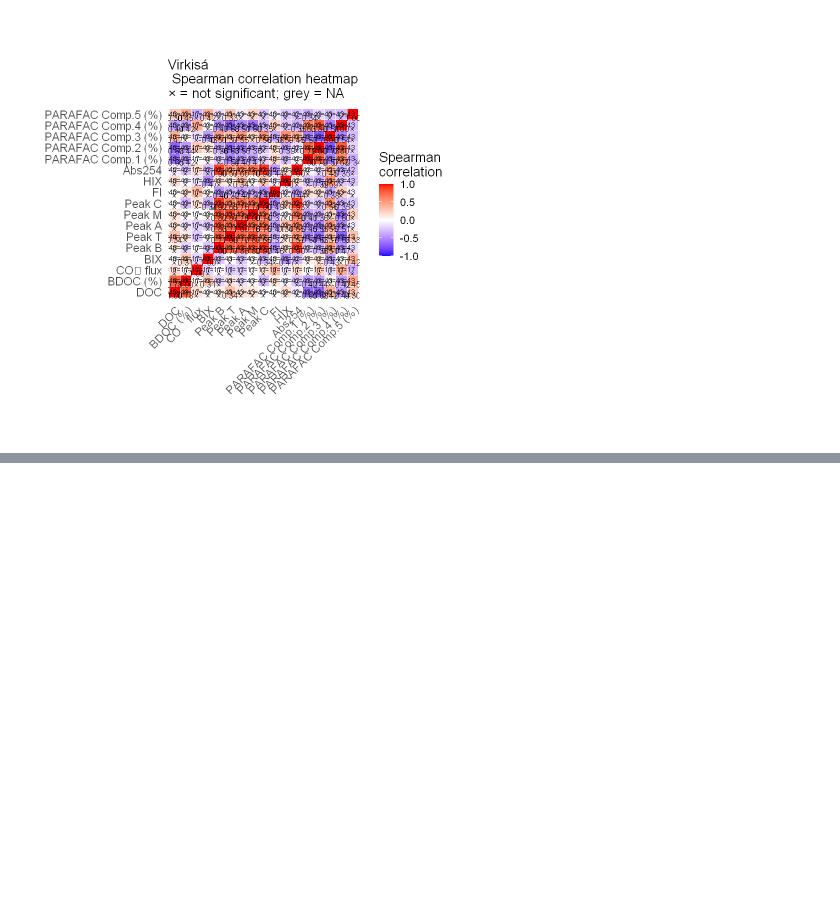
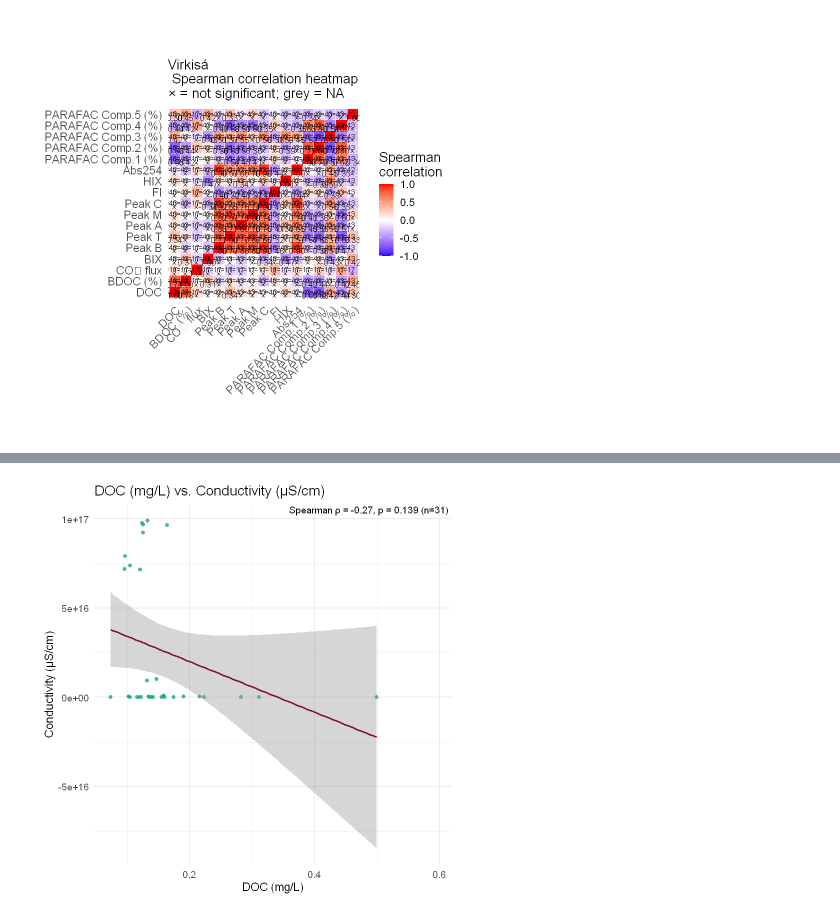
Before and after one commit to kokkaso/MA_supplementary_Data, a Jupyter notebook: notebooks/Statistic/heatmap/FINAL_heatmap_final.ipynb, the cells around one changed output, grey strips where cells are left out. Cells and saved outputs as stored; diff of their text form; code cells hidden in the pictures; blank space fills up the shorter version.

```diff
--- a/notebooks/Statistic/heatmap/FINAL_heatmap_final.ipynb
+++ b/notebooks/Statistic/heatmap/FINAL_heatmap_final.ipynb
@@ -1038,0 +1633,87 @@ make_plot_fluo("Virkisa")
+# %%
+# 📦
+suppressPackageStartupMessages({
+  library(readxl); library(dplyr); library(ggplot2)
+})
+
+# Daten
+file_path <- "C:/Users/sophia/Dropbox/MASTER/Master_Data_Table/FINAL/MASTER_DATA.xlsx"
+df <- read_excel(file_path)
+
+# Helper: sicher zu numeric (Komma → Punkt, Tausenderpunkt weg)
+as_numeric_safely <- function(x){
+  if (is.numeric(x)) return(x)
+  if (is.factor(x))  x <- as.character(x)
+  if (is.character(x)) {
+    x <- trimws(x)
+    x[x %in% c("", "NA", "NaN")] <- NA
+    x <- gsub("\\.", "", x)            # Tausenderpunkt entfernen
+    x <- gsub(",", ".", x, fixed = TRUE)
+  }
+  suppressWarnings(as.numeric(x))
+}
+
+# Labels (Fallback auf Spaltenname)
+label_map <- c(
+  average_DOC_sample = "DOC (mg/L)",
+  BDOC_pct           = "BDOC (%)",
+  CO2_Flux           = "CO₂ flux",
+  Cond_uSpercm_korr  = "Conductivity (µS/cm)",
+  ODO_mgperL         = "Dissolved O₂ (mg/L)",
+  a254               = "Abs254",
+  hix                = "HIX"
+)
+lbl <- function(v) ifelse(!is.na(label_map[v]), label_map[v], v)
+
+# Farben
+col_pt <- "#16A085"  # türkis
+col_ln <- "#7F1734"  # bordeaux
+
+# Robuste Label-Berechnung (Spearman) + Fallbacks
+spearman_label <- function(x, y){
+  ok <- complete.cases(x, y)
+  n  <- sum(ok)
+  if (n < 3) return("n<3")
+  if (sd(x[ok]) == 0 || sd(y[ok]) == 0) return("no variance")
+  ct <- suppressWarnings(cor.test(x[ok], y[ok], method = "spearman", exact = FALSE))
+  sprintf("Spearman \u03C1 = %.2f, p = %.3g (n=%d)", unname(ct$estimate), ct$p.value, n)
+}
+
+plot_scatter <- function(dat, xvar, yvar){
+  # numerisch erzwingen
+  x <- as_numeric_safely(dat[[xvar]])
+  y <- as_numeric_safely(dat[[yvar]])
+  ok <- complete.cases(x, y)
+  df_xy <- data.frame(x=x, y=y)[ok, , drop=FALSE]
+
+  # Label
+  lab_txt <- spearman_label(x, y)
+
+  p <- ggplot(data.frame(x=x, y=y), aes(x=x, y=y)) +
+    geom_point(alpha = 0.75, size = 2, color = col_pt, na.rm = TRUE) +
+    labs(x = lbl(xvar), y = lbl(yvar), title = paste(lbl(xvar), "vs.", lbl(yvar))) +
+    theme_minimal(base_size = 14) +
+    annotate("text", x = Inf, y = Inf, label = lab_txt, hjust = 1.02, vjust = 1.2, size = 4)
+
+  # Regressionslinie nur, wenn genug Daten & Varianz
+  if (nrow(df_xy) >= 3 && sd(df_xy$x) > 0 && sd(df_xy$y) > 0) {
+    p <- p + geom_smooth(data = df_xy, aes(x=x, y=y),
+                         method = "lm", se = TRUE, linewidth = 0.9,
+                         color = col_ln, formula = y ~ x)
+  }
+  p
+}
+
+# Paare (nur echte Spaltennamen verwenden!)
+pairs_to_plot <- list(
+  c("average_DOC_sample", "Cond_uSpercm_korr"),  # DOC vs Conductivity
+  c("CO2_Flux",           "ODO_mgperL"),         # CO2 flux vs DO
+  c("BDOC_pct",           "a254"),               # BDOC vs Abs254
+  c("average_DOC_sample", "hix")                 # DOC vs HIX
+)
+
+plots <- lapply(pairs_to_plot, \(v) plot_scatter(df, v[1], v[2]))
+# anzeigen:
+plots[[1]]
+# library(patchwork); (plots[[1]] | plots[[2]]) / (plots[[3]] | plots[[4]])
+# %% [output]
@@ -1038,0 +1724 @@ make_plot_fluo("Virkisa")
+[figure, added]
```
Also changed, not shown: parts of 29 cells of this notebook.
